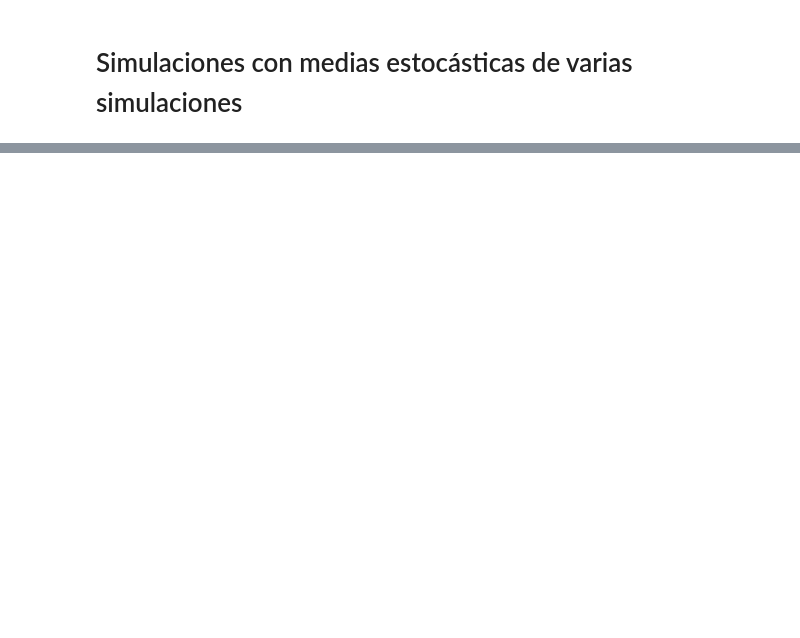
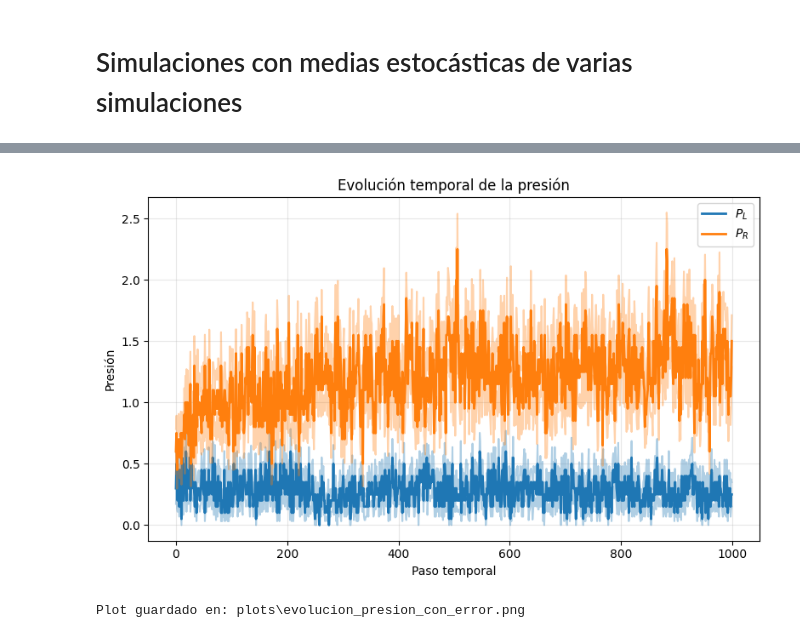
Before and after one commit to DiegoConol/Trabajo-Complejos, a Jupyter notebook: Diegod/prueba9/cuaderno_estocastico.ipynb, the cells around one changed output, grey strips where cells are left out. Drawn from its saved outputs; the diff is of its cells as text; code cells hidden in the pictures; blank space fills up the shorter version.

```diff
--- a/Diegod/prueba9/cuaderno_estocastico.ipynb
+++ b/Diegod/prueba9/cuaderno_estocastico.ipynb
@@ -180,0 +252,14 @@ Plot guardado en: plots\evolucion_entropia_con_demonio.png
+# %%
+### PRESIÓN CON ERRORES ###########
+
+plot_evolucion_con_error(
+    nombre_archivo_media="Ave_Presion.txt",
+    nombre_archivo_error="Error_Presion.txt",
+    titulo="Evolución temporal de la presión",
+    ylabel="Presión",
+    nombre_guardado="evolucion_presion_con_error.png",
+    etiquetas=[r"$P_L$", r"$P_R$"]
+)
+# %% [output]
+[figure, added]
+Plot guardado en: plots\evolucion_presion_con_error.png
```
Also changed, not shown: parts of 11 cells of this notebook, 40 other files.
